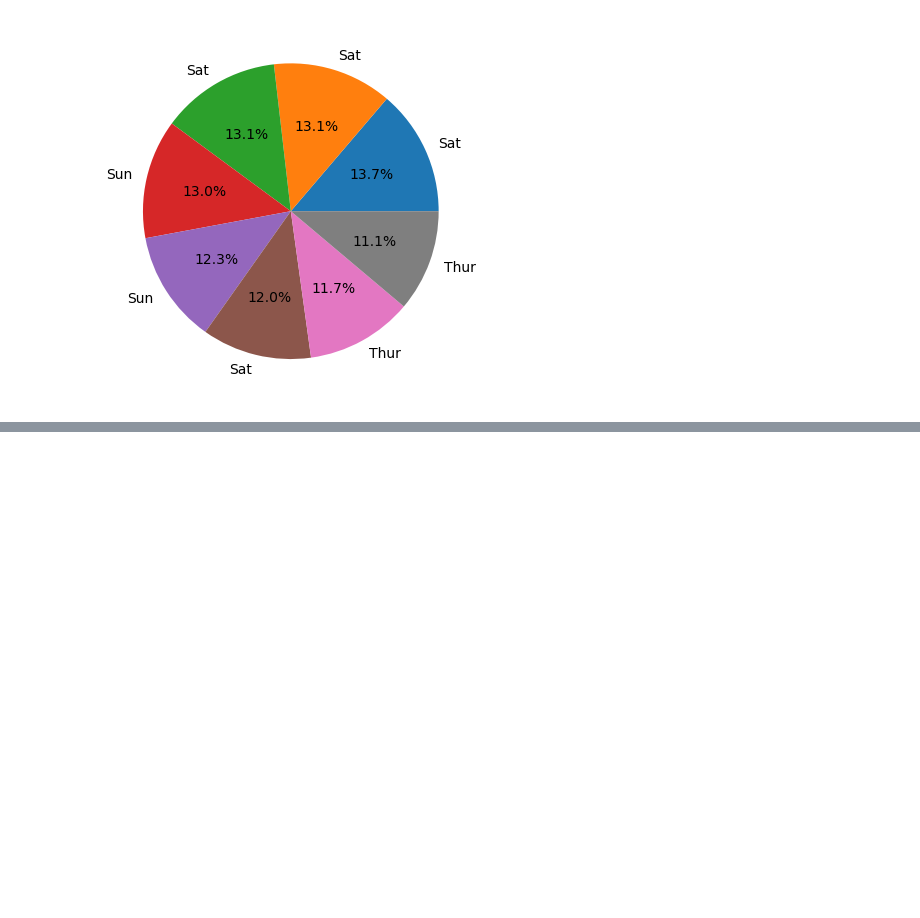
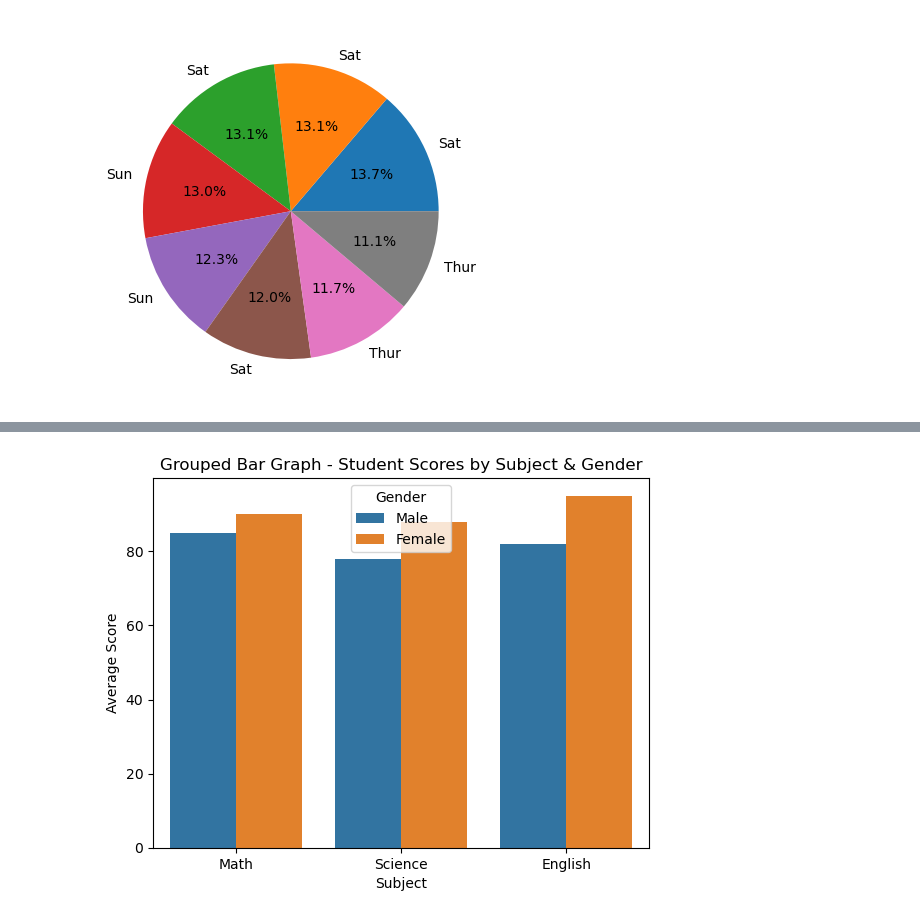
Before and after one commit to Wasiqmanzoor90/Garbage-Data, a Jupyter notebook: Metaplolib/index.ipynb, the cells around one changed output, grey strips where cells are left out. Drawn from its saved outputs; the diff is of its cells as text; code cells hidden in the pictures; blank space fills up the shorter version.

```diff
--- a/Metaplolib/index.ipynb
+++ b/Metaplolib/index.ipynb
@@ -171,0 +202,20 @@ plt.show
+# %%
+data = {
+    'Subject': ['Math', 'Math', 'Science', 'Science', 'English', 'English'],
+    'Gender': ['Male', 'Female', 'Male', 'Female', 'Male', 'Female'],
+    'Score': [85, 90, 78, 88, 82, 95]
+}
+
+df1 = pd.DataFrame(data)
+
+# Grouped bar plot
+
+sns.barplot(x='Subject', y='Score', data=df1,hue='Gender')
+
+plt.title("Grouped Bar Graph - Student Scores by Subject & Gender")
+plt.ylabel("Average Score")
+plt.xlabel("Subject")
+plt.legend(title="Gender")
+plt.show()
+# %% [output]
+[figure, added]
```
Also changed, not shown: parts of 10 cells of this notebook.
